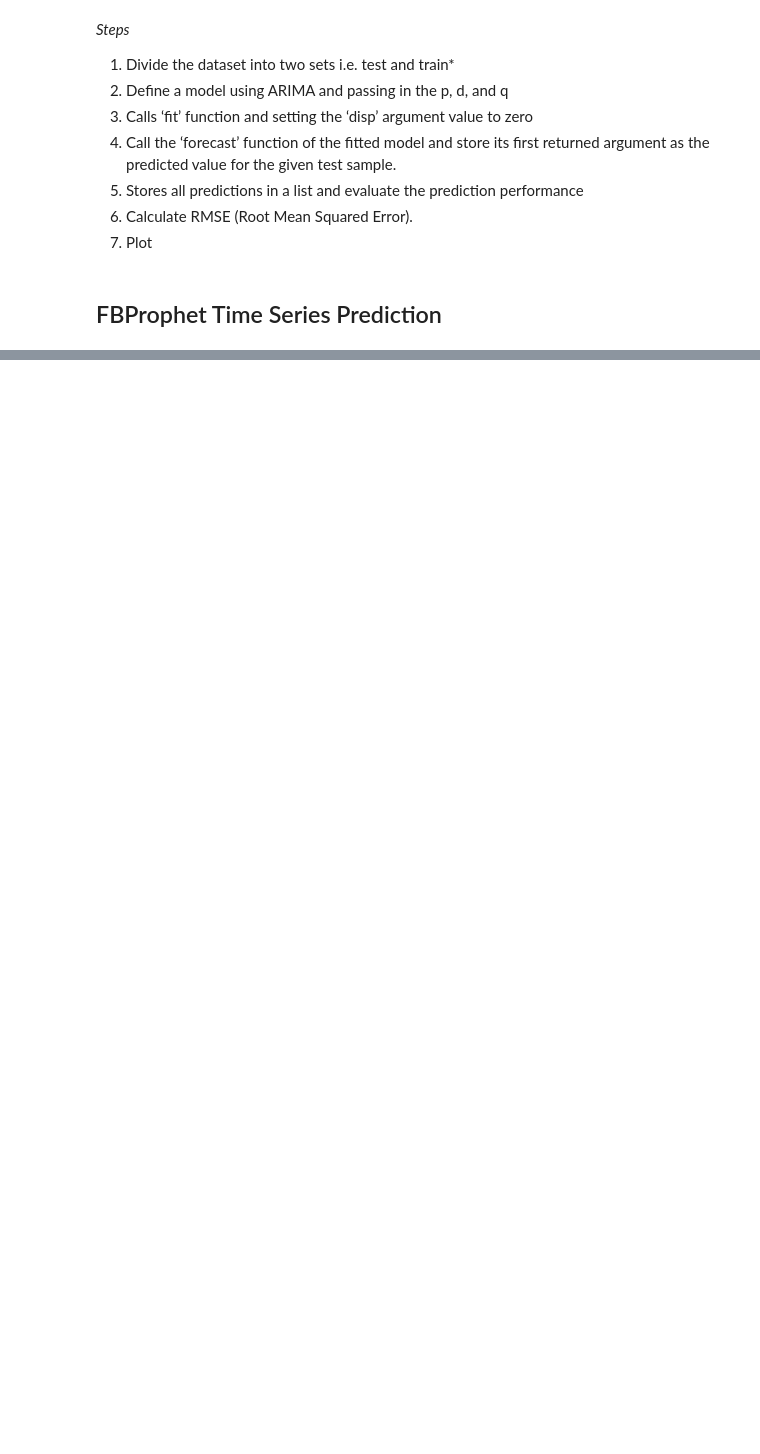
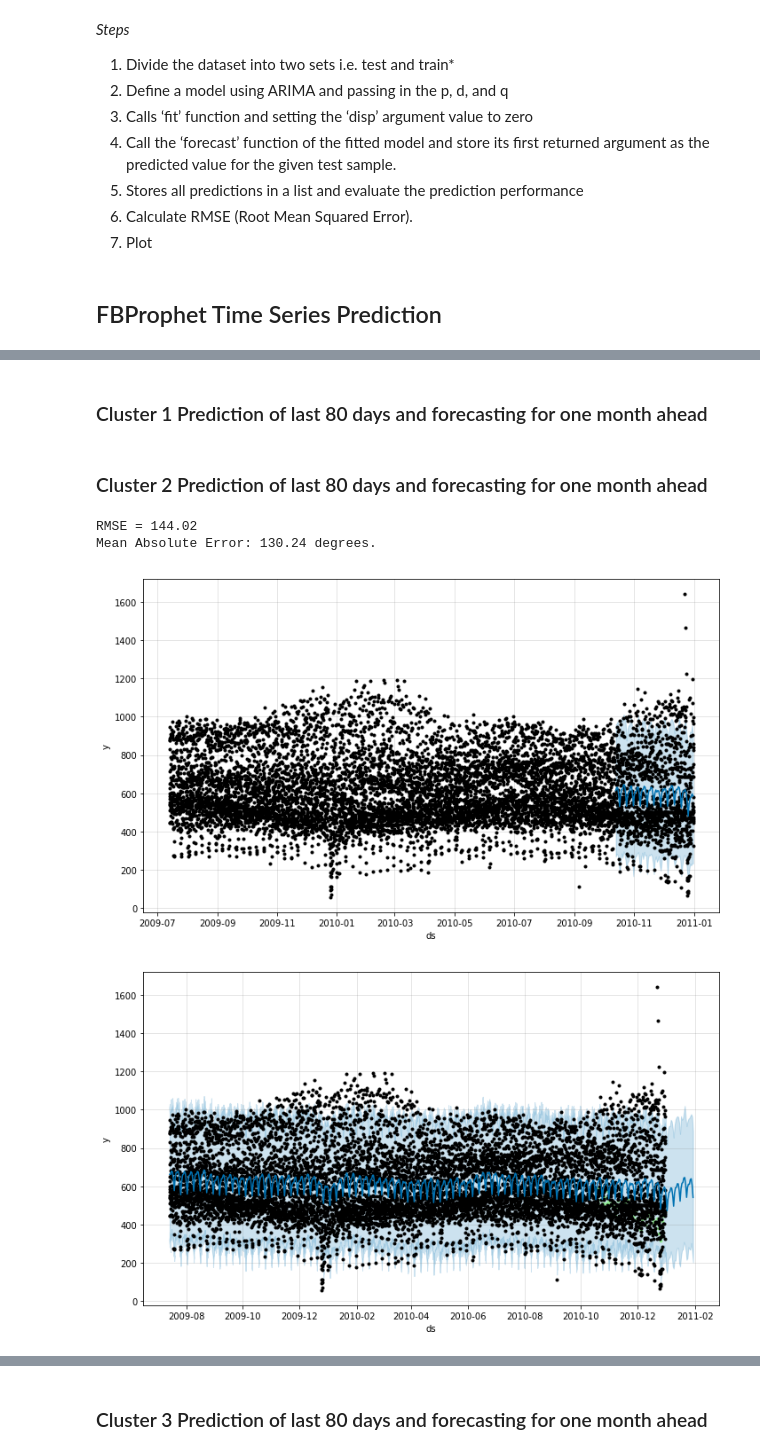
Before and after one commit to dhimanak/Nullpointers-Load_Clusters, a Jupyter notebook: Load_Clusters.ipynb, the cells around one changed output, grey strips where cells are left out. Drawn from its saved outputs; the diff is of its cells as text; code cells hidden in the pictures; blank space fills up the shorter version.

Commit message:
Update Load_Clusters.ipynb
Latest Code for fbprohet and random forest

```diff
--- a/Load_Clusters.ipynb
+++ b/Load_Clusters.ipynb
@@ -641,7 +618,0 @@ predics=model.predict(dfUserGroupClus2)
-# %%
-test=pd.merge(test,predics[['ds','yhat','yhat_lower','yhat_upper']],how='left',on='ds')
-# %%
-train=pd.merge(train,predics[['ds','yhat','yhat_lower','yhat_upper']],how='left',on='ds')
-# %%
-RMSE=np.sqrt(mean_squared_error(test['y'], test['yhat']))
-print('RMSE = %.2f' % RMSE)
@@ -735,0 +622,26 @@ Test RMSE: 146.223
+# %%
+def timeseriesPredictFbProphet(train,test):
+    model = fbprophet.Prophet(daily_seasonality=False,weekly_seasonality=True,
+                yearly_seasonality=True,changepoint_prior_scale=0.05,changepoints=None,interval_width=0.95)
+    model.add_seasonality(name='monthly',period=30.5,fourier_order=5)
+    model.fit(train)
+    fbPredictions=model.predict(test)
+    testset=test.set_index('ds')
+    testPredictMerged=pd.merge(test,fbPredictions[['ds','yhat','yhat_lower','yhat_upper']],how='left',on='ds')
+
+    # Print out the Root mean squared error (RMSE)
+    RMSE=np.sqrt(mean_squared_error(testPredictMerged['y'], testPredictMerged['yhat']))
+    print('RMSE = %.2f' % RMSE)
+
+
+    # Print out the mean absolute error (mae)
+    errors = abs(testPredictMerged['yhat'])- abs(testPredictMerged['y'])
+    print('Mean Absolute Error:', round(np.mean(errors), 2), 'degrees.')
+    future = model.make_future_dataframe(periods=30, freq='D')
+    future=model.predict(future)
+    fig=model.plot(fbPredictions)
+    fig2=model.plot(future)
+    plt.scatter(testset.index,testset['y'],c='lightgreen',s=7)
+    fig3=model.plot_components(future)
+# %% [markdown]
+### Cluster 1 Prediction of last 80 days and forecasting for one month ahead ##
@@ -735,0 +654,2 @@ Test RMSE: 146.223
+# %% [markdown]
+### Cluster 2 Prediction of last 80 days and forecasting for one month ahead ###
@@ -735,0 +660,7 @@ Test RMSE: 146.223
+# %%
+timeseriesPredictFbProphet(train2,test2)
+# %% [output]
+RMSE = 144.02
+Mean Absolute Error: 130.24 degrees.
+[figure, added]
+[figure, added]
@@ -735,0 +668,2 @@ Test RMSE: 146.223
+# %% [markdown]
+### Cluster 3 Prediction of last 80 days and forecasting for one month ahead ##
```
Also changed, not shown: parts of 59 cells of this notebook.
